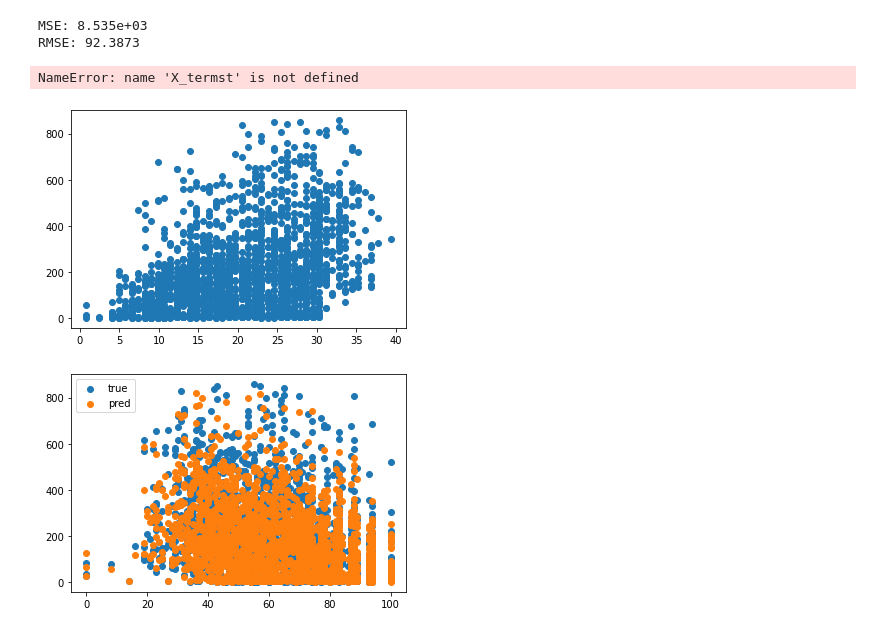
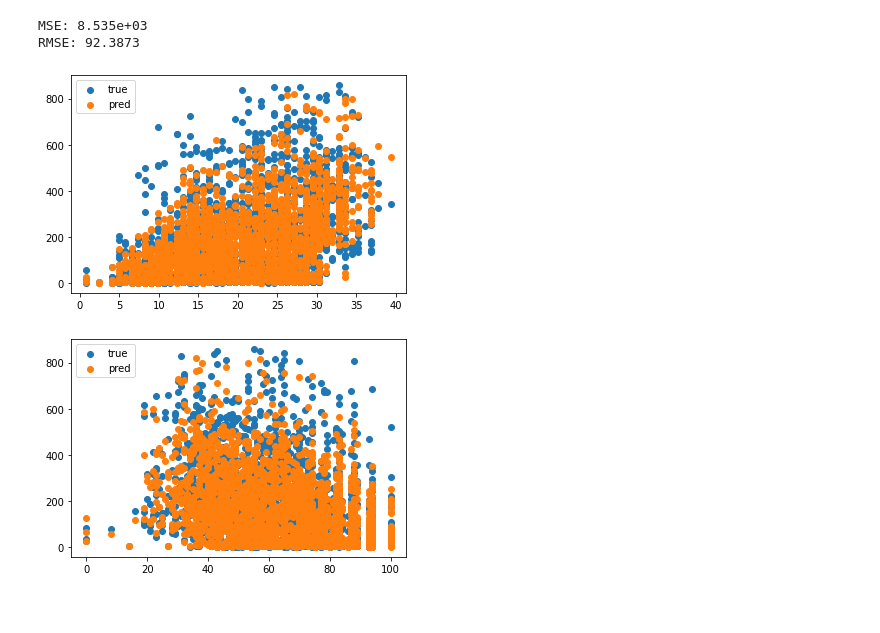
Before and after one commit to inseopbyeon/aiffel_assignment, a Jupyter notebook: MachineLearning_4(bike-sharing-demand).ipynb, the cells around one changed output. Drawn from its saved outputs; the diff is of its cells as text; code cells hidden in the pictures.

```diff
--- a/MachineLearning_4(bike-sharing-demand).ipynb
+++ b/MachineLearning_4(bike-sharing-demand).ipynb
@@ -385,12 +385,11 @@ RMSE: 92.3873
 # %%
 # temp-count 관계
 plt.scatter(X_test[:,0], np.exp(y_test), label="true")
-plt.scatter(X_termst[:,0], np.exp(predictions), label="pred")
+plt.scatter(X_test[:,0], np.exp(predictions), label="pred")
 plt.legend()
 plt.show()
 # %% [output]
-NameError: name 'X_termst' is not defined
-[figure, old version]
+[figure, new version]
 # %%
 # humidity-count 관계
 plt.scatter(X_test[:,1], np.exp(y_test), label="true")
```
